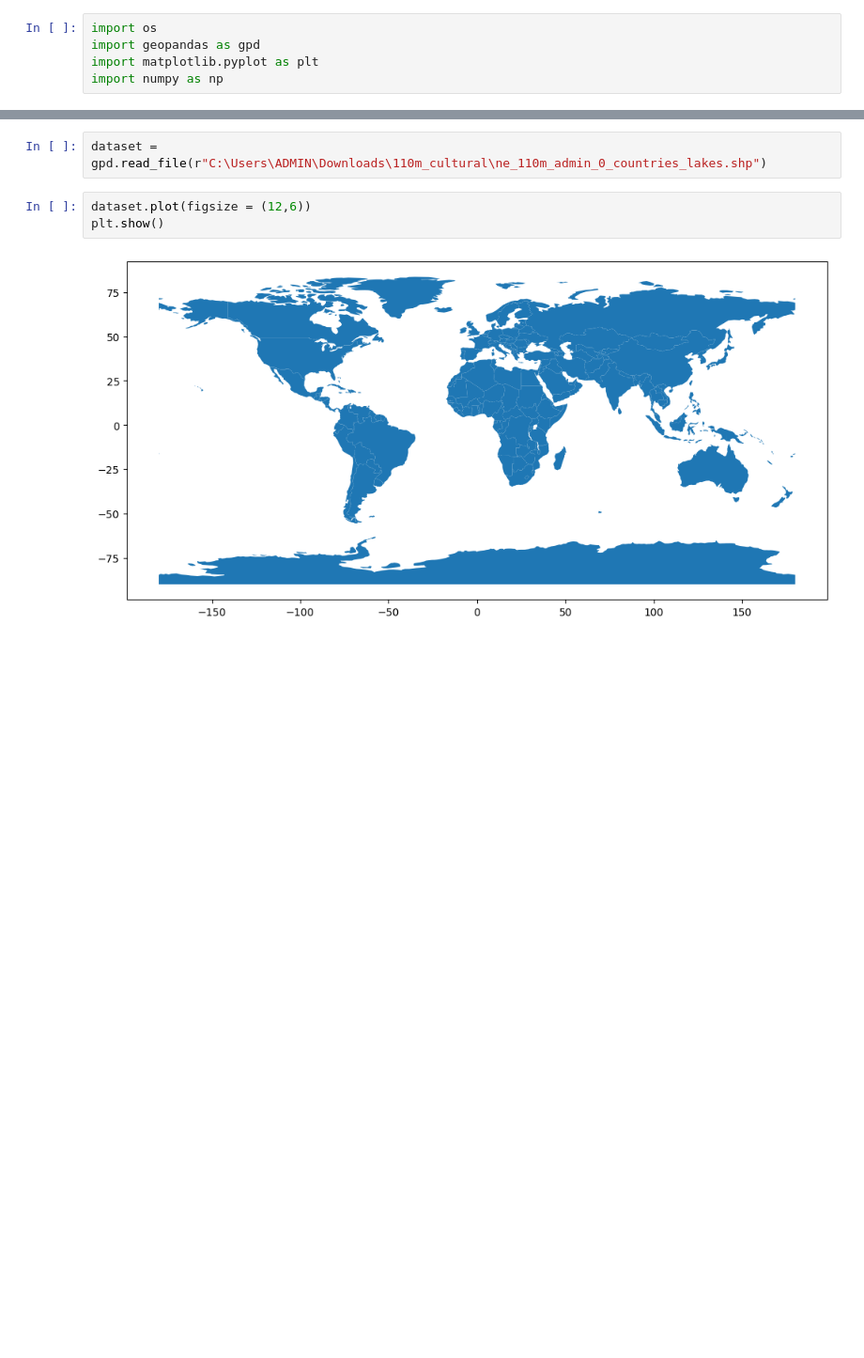
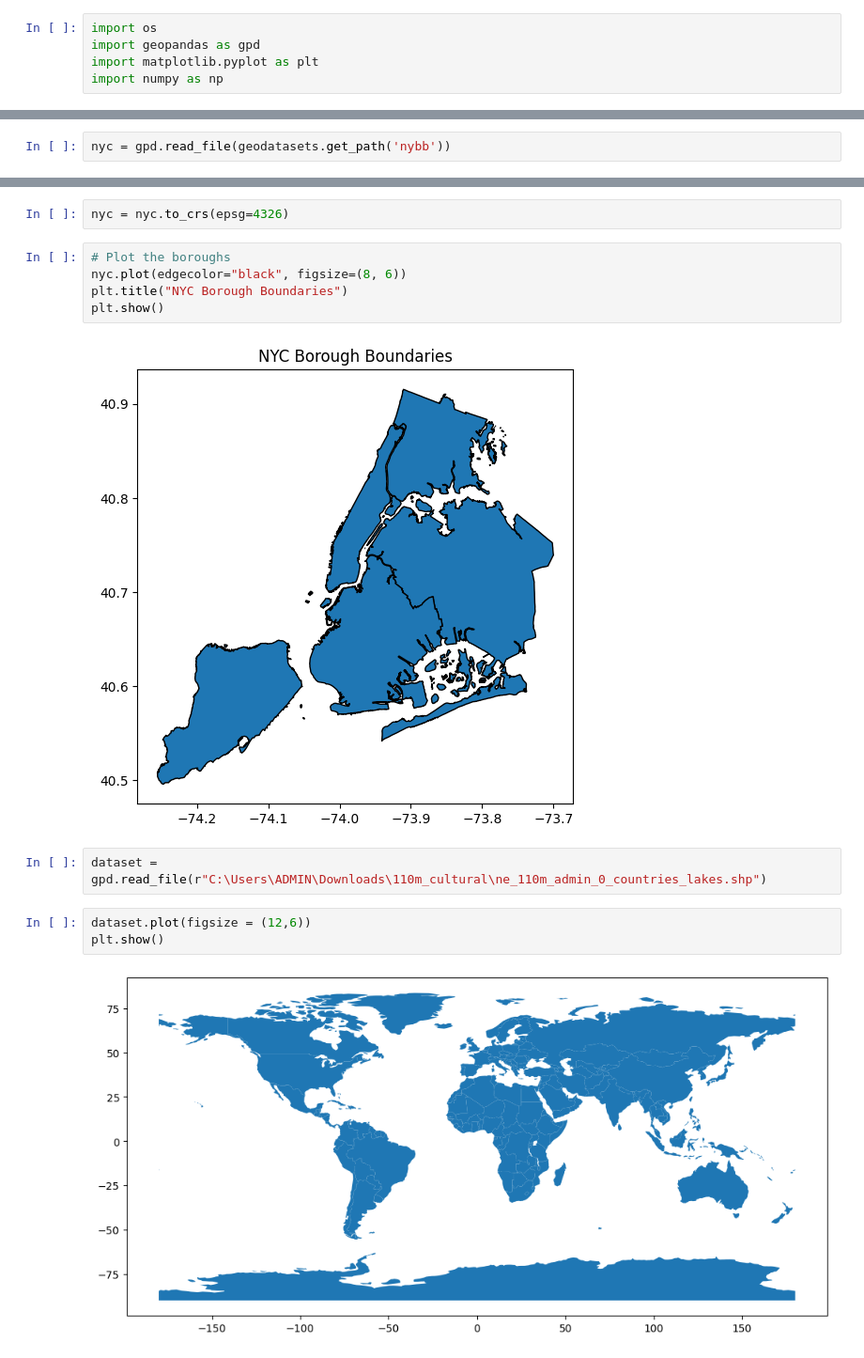
Before and after one commit to b3rian/Geospatial-Analysis, a Jupyter notebook: geopandas tutorial.ipynb, the cells around one changed output, grey strips where cells are left out. Shown at 94% size. Saved outputs shown, nothing was run; the diff lists cells and outputs as text; blank space fills up the shorter version.

```diff
--- a/geopandas tutorial.ipynb
+++ b/geopandas tutorial.ipynb
@@ -5,0 +40,2 @@ import numpy as np
+# %%
+nyc = gpd.read_file(geodatasets.get_path('nybb'))
@@ -6,3 +48,12 @@ import numpy as np
+# %%
+nyc = nyc.to_crs(epsg=4326)
+# %%
+# Plot the boroughs
+nyc.plot(edgecolor="black", figsize=(8, 6))
+plt.title("NYC Borough Boundaries")
+plt.show()
+# %% [output]
+[figure, added]
 # %%
 dataset = gpd.read_file(r"C:\Users\ADMIN\Downloads\110m_cultural\ne_110m_admin_0_countries_lakes.shp")
 # %%
```
Also changed, not shown: parts of 7 cells of this notebook.
